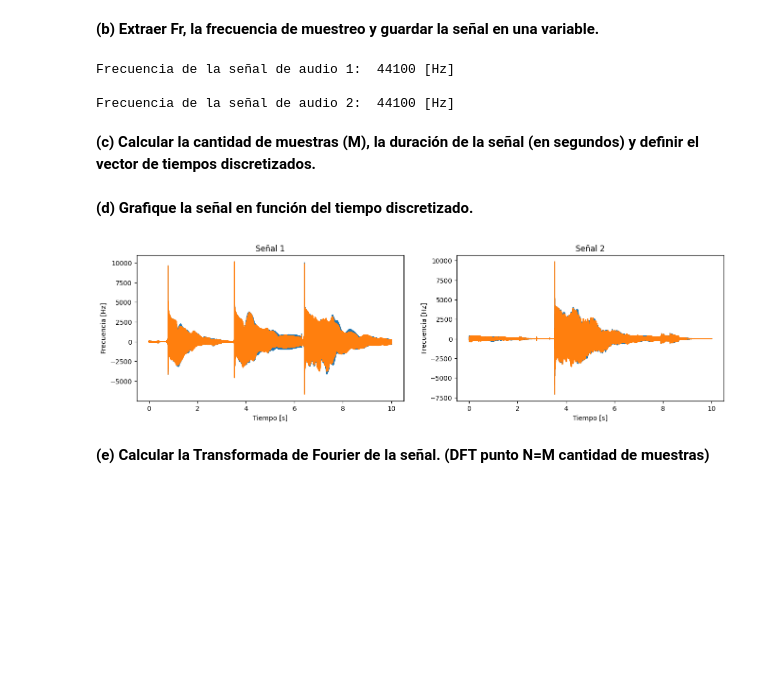
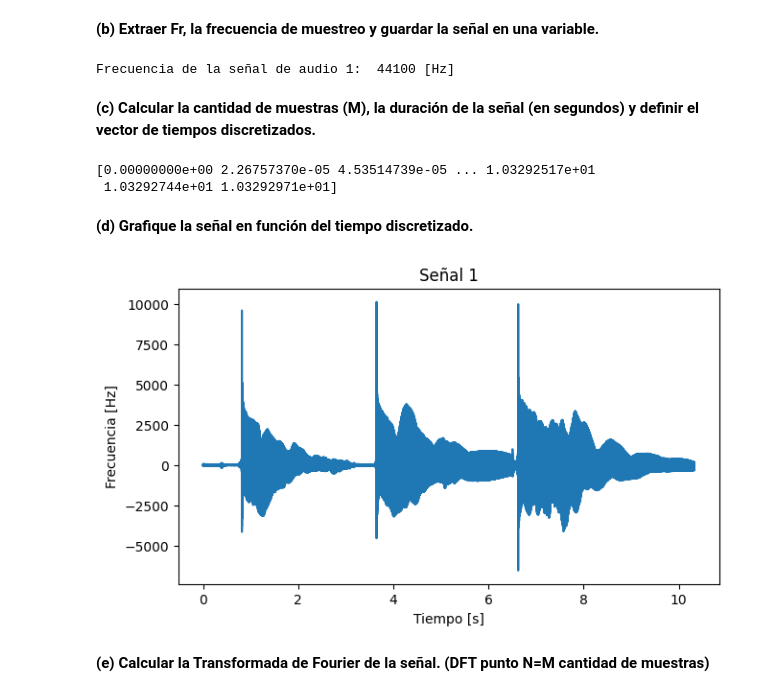
Before and after one commit to fdiezdev/procesamiento_senales, a Jupyter notebook: Tareas/T02.ipynb, the cells around one changed output. Cells and saved outputs as stored; diff of their text form; code cells hidden in the pictures; blank space fills up the shorter version.

Commit message:
tarea 2 actualizada, falta grabar los otros dos audios y cargarlos en el notebook

```diff
--- a/Tareas/T02.ipynb
+++ b/Tareas/T02.ipynb
@@ -31,7 +24,8 @@ Cargamos los archivos en formato WAV en memoria:
 # %%
 au1 = read('./AudiosT02/audio1.wav')
 print(au1)
-au2 = read('./AudiosT02/audio2.wav')
+
+A1 = au1[1][:,0]
 # %% [output]
 (44100, array([[ -31,  -33],
        [ -31,  -34],
@@ -46,52 +40,45 @@ au2 = read('./AudiosT02/audio2.wav')
 fr1 = au1[0] # frecuencia de muestreo de la señal de audio 1
 s1 = au1[1] # señal de aduio 1
 print("Frecuencia de la señal de audio 1: ",fr1, "[Hz] \n")
-
-fr2 = au2[0] # frecuencia de muestreo de la señal de audio 2
-s2 = au2[1] # señal de aduio 2
-print("Frecuencia de la señal de audio 2: ",fr2, "[Hz] \n")
 # %% [output]
 Frecuencia de la señal de audio 1:  44100 [Hz]
-
-Frecuencia de la señal de audio 2:  44100 [Hz]
 # %% [markdown]
 **(c) Calcular la cantidad de muestras (M), la duración de la señal (en segundos) y definir el vector de tiempos discretizados.**
 # %%
 m1 = len(s1) # cantidad de muestras de la señal 1
-m2 = len(s2) # cantidad de muestras de la señal 2
 pm = 1/fr1
 # print(m1, " ", m2 )
 
 # calculamos duración de la señal como L = k/f donde k es la cantidad de oscilaciones en el intervalo y f es la frecuencia
 l1 = m1/fr1 # longitud en segundos de la señal de audio 1
-l2 = m2/fr2 # longitud en segundos de la señal de audio 2
 
 # definimos los vectores de tiempo discretizado
-t1 = np.arange(0, np.floor(l1),10/m1)
-t2 = np.arange(0, np.ceil(l2),10/m2)
-
-
+t1 = np.arange(0,m1)/fr1
+print(t1)
 # ! TODO: preguntarle a las profes
+# %% [output]
+[0.00000000e+00 2.26757370e-05 4.53514739e-05 ... 1.03292517e+01
+ 1.03292744e+01 1.03292971e+01]
 # %% [markdown]
 **(d) Grafique la señal en función del tiempo discretizado.**
 # %%
 plt.figure(figsize=(16,4))
 
 plt.subplot(121)
-plt.plot(t1, s1) # graficamos la señal en función del vector de tiempo discreto
+plt.plot(t1, A1) # graficamos la señal en función del vector de tiempo discreto
 plt.title("Señal 1")
 plt.xlabel("Tiempo [s]")
 plt.ylabel("Frecuencia [Hz]")
 
-plt.subplot(122)
-plt.plot(t2,s2)
-plt.title("Señal 2")
-plt.xlabel("Tiempo [s]")
-plt.ylabel("Frecuencia [Hz]")
+# plt.subplot(122)
+# plt.plot(t2,s2)
+# plt.title("Señal 2")
+# plt.xlabel("Tiempo [s]")
+# plt.ylabel("Frecuencia [Hz]")
 
 plt.show()
 # %% [output]
-[figure, old version]
+[figure, new version]
 # %% [markdown]
 **(e) Calcular la Transformada de Fourier de la señal. (DFT punto N=M cantidad de muestras)**
 # %%
```
Also changed, not shown: parts of 5 cells of this notebook.
